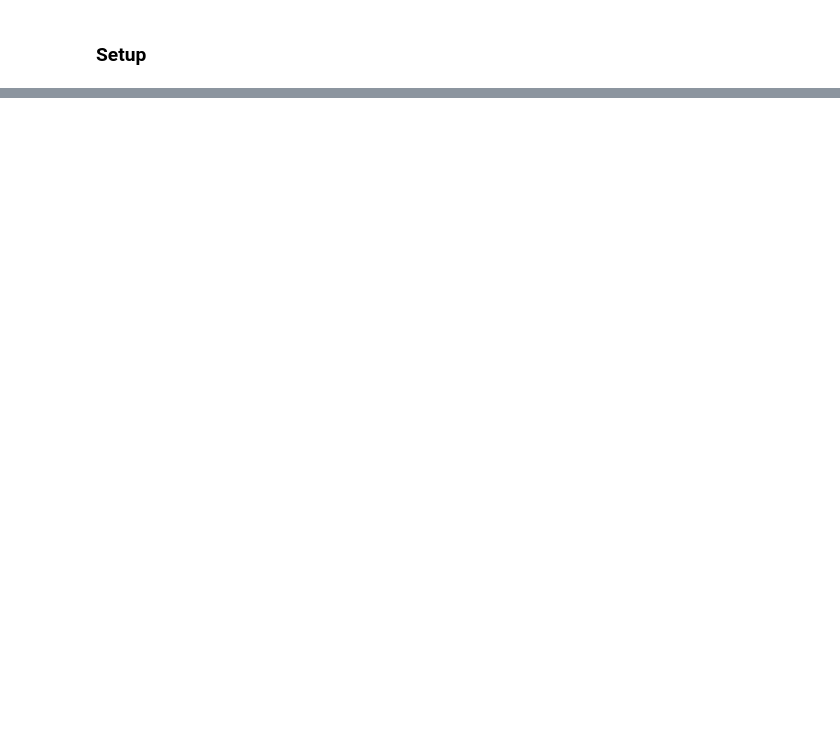
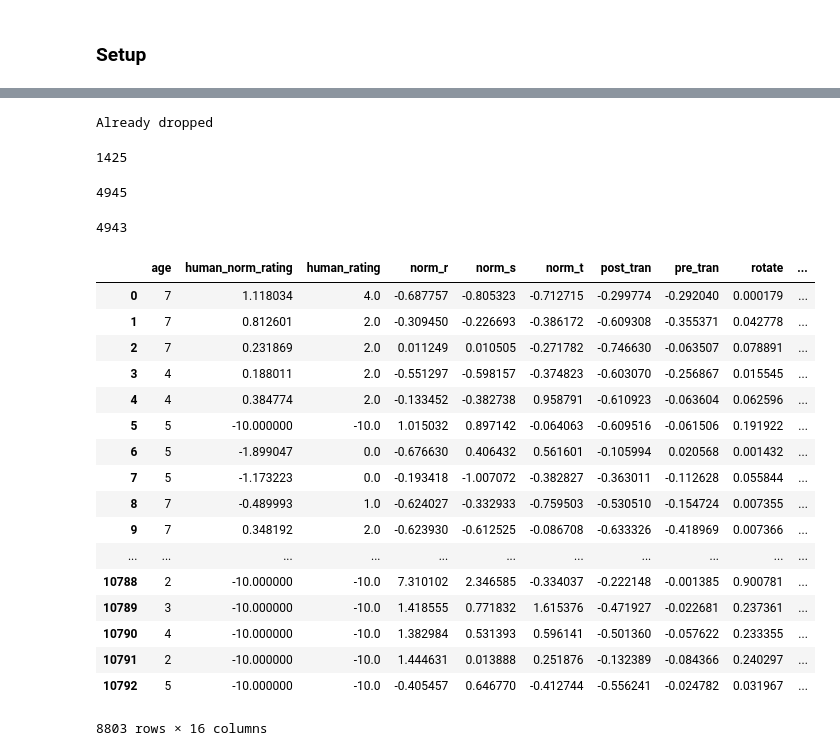
Before and after one commit to Renata1995/shapedraw, a Jupyter notebook: analysis/tracing/tracing_ratings_preprocessing.ipynb, the cells around one changed output, grey strips where cells are left out. Saved outputs shown, nothing was run; the diff lists cells and outputs as text; code cells hidden in the pictures; blank space fills up the shorter version.

```diff
--- a/analysis/tracing/tracing_ratings_preprocessing.ipynb
+++ b/analysis/tracing/tracing_ratings_preprocessing.ipynb
@@ -266,8 +210,6 @@ for ti, thiscat in enumerate(categories):
 # %%
-data_output = 'museumstation_tracing_ncc.csv'
-data = pd.read_csv(data_output)
-
-# data_output = 'kiddraw_tracing_ncc.csv'
+# Process the model result
+# 1. normalize rotation, translation, and scaling
 data['norm_r'] = (data['rotate'] - data['rotate'].mean())/data['rotate'].std()
 data['norm_t'] = (data['translate'] - data['translate'].mean())/data['translate'].std()
 data['norm_s'] = (data['scale'] - data['scale'].mean())/data['scale'].std()
@@ -275,19 +217,15 @@ data['norm_s'] = (data['scale'] - data['scale'].mean())/data['scale'].std()
 # 2. summarize the three varaibles
 w_r, w_t, w_s = 1, 1, 1
 data['spatial'] = data['norm_r'] * w_r + data['norm_t'] * w_t + data['norm_s'] * w_s
+
 try:
     data = data.drop(["Unnamed: 0", "Unnamed: 0.1"], axis=1)
 except:
     print "Already dropped"
 
-data.to_csv(data_output)
+data.to_csv(model_result)
+# %% [output]
+Already dropped
-# %%
-data_output = 'museumstation_tracing_ncc.csv'
-try:
-    data = data.drop("Unnamed: 0", axis=1)
-except:
-    print "Already dropped"
-data.to_csv(data_output)
 # %%
 norating = data.loc[data['human_norm_rating'].isnull()].index
 data.loc[norating, 'human_norm_rating'] = -10.0
@@ -299,4 +232,0 @@ all_norm["category"]
-# %%
-all_norm = pd.read_csv('valid_rating.csv')
-all_norm = all_norm.drop(all_norm[all_norm['iterationName'] == 'testing2'].index)
-all_norm = all_norm.drop(all_norm[all_norm['session_id'].str.contains('CDM_photodraw')].index)
@@ -305,7 +233,4 @@ print all_norm.shape
 # %%
-data_output = 'museumstation_tracing_eval.csv'
-data = pd.read_csv(data_output)
-
 data['button_pressed'] = -10
 new_data = []
 drop_index = []
@@ -345,5 +270,35 @@ except:
     print 'already dropped'
 
 new_data.to_csv('tracing_ordinal_data.csv')
+# %% [output]
+1425
 # %%
-len(pd.unique(data[['session_id', 'category']].values.ravel()))
+len(pd.unique(data[['session_id', 'category', 'has_ref']].values.ravel()))
+# %% [output]
+4945
+# %%
+len(pd.unique(new_data[['session_id','category']].values.ravel()))
+# %% [output]
+4943
+# %%
+data.drop_duplicates(subset=['session_id', 'category'], keep="last")
+data.drop('Unnamed: 0', axis=1)
+# %% [output]
+|  | age | human_norm_rating | human_rating | norm_r | norm_s | norm_t | post_tran | pre_tran | rotate | ... |
+| 0 | 7 | 1.118034 | 4.0 | -0.687757 | -0.805323 | -0.712715 | -0.299774 | -0.292040 | 0.000179 | ... |
+| 1 | 7 | 0.812601 | 2.0 | -0.309450 | -0.226693 | -0.386172 | -0.609308 | -0.355371 | 0.042778 | ... |
+| 2 | 7 | 0.231869 | 2.0 | 0.011249 | 0.010505 | -0.271782 | -0.746630 | -0.063507 | 0.078891 | ... |
+| 3 | 4 | 0.188011 | 2.0 | -0.551297 | -0.598157 | -0.374823 | -0.603070 | -0.256867 | 0.015545 | ... |
+| 4 | 4 | 0.384774 | 2.0 | -0.133452 | -0.382738 | 0.958791 | -0.610923 | -0.063604 | 0.062596 | ... |
+| 5 | 5 | -10.000000 | -10.0 | 1.015032 | 0.897142 | -0.064063 | -0.609516 | -0.061506 | 0.191922 | ... |
+| 6 | 5 | -1.899047 | 0.0 | -0.676630 | 0.406432 | 0.561601 | -0.105994 | 0.020568 | 0.001432 | ... |
+| 7 | 5 | -1.173223 | 0.0 | -0.193418 | -1.007072 | -0.382827 | -0.363011 | -0.112628 | 0.055844 | ... |
+| 8 | 7 | -0.489993 | 1.0 | -0.624027 | -0.332933 | -0.759503 | -0.530510 | -0.154724 | 0.007355 | ... |
+| 9 | 7 | 0.348192 | 2.0 | -0.623930 | -0.612525 | -0.086708 | -0.633326 | -0.418969 | 0.007366 | ... |
+| ... | ... | ... | ... | ... | ... | ... | ... | ... | ... | ... |
+| 10788 | 2 | -10.000000 | -10.0 | 7.310102 | 2.346585 | -0.334037 | -0.222148 | -0.001385 | 0.900781 | ... |
+| 10789 | 3 | -10.000000 | -10.0 | 1.418555 | 0.771832 | 1.615376 | -0.471927 | -0.022681 | 0.237361 | ... |
+| 10790 | 4 | -10.000000 | -10.0 | 1.382984 | 0.531393 | 0.596141 | -0.501360 | -0.057622 | 0.233355 | ... |
+| 10791 | 2 | -10.000000 | -10.0 | 1.444631 | 0.013888 | 0.251876 | -0.132389 | -0.084366 | 0.240297 | ... |
+| 10792 | 5 | -10.000000 | -10.0 | -0.405457 | 0.646770 | -0.412744 | -0.556241 | -0.024782 | 0.031967 | ... |
+8803 rows × 16 columns
```
Also changed, not shown: parts of 19 cells of this notebook, 41 other files.
